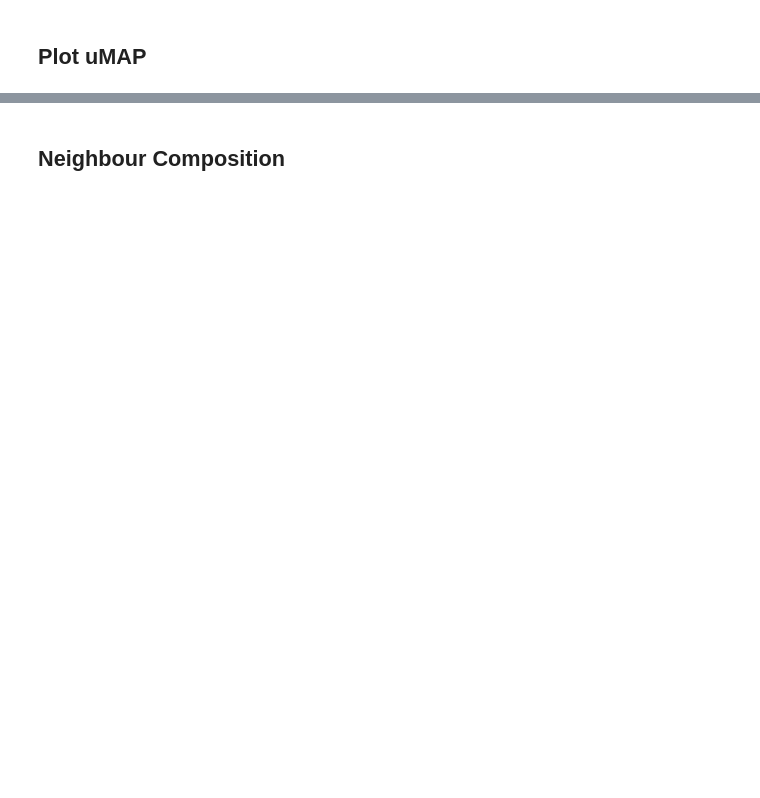
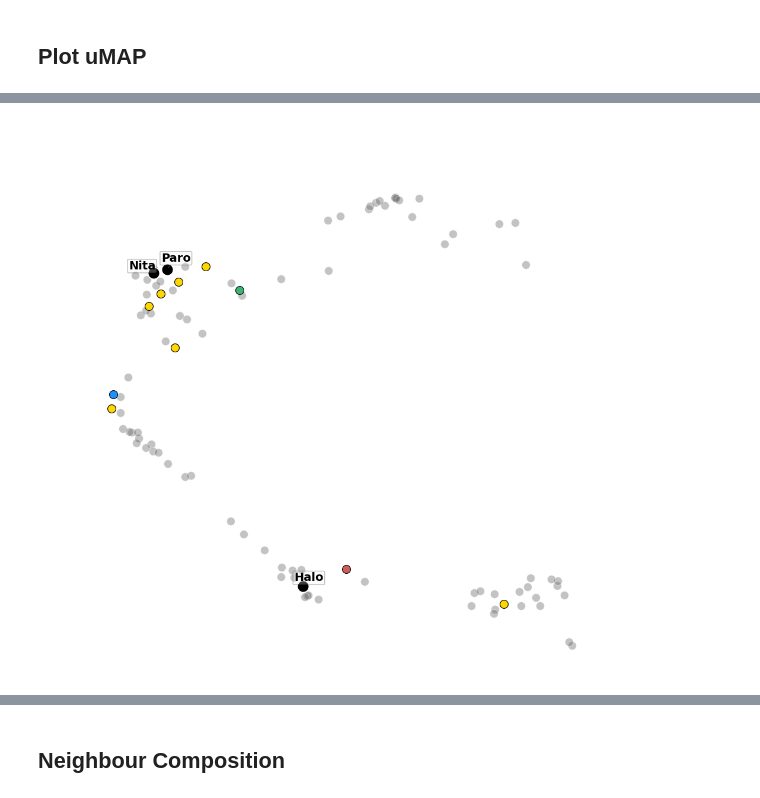
Before and after one commit to romanbaptista/lincs-embedding, a Jupyter notebook: 7B_analyse_name_embeddings.ipynb, the cells around one changed output, grey strips where cells are left out. Drawn from its saved outputs; the diff is of its cells as text; code cells hidden in the pictures; blank space fills up the shorter version.

```diff
--- a/7B_analyse_name_embeddings.ipynb
+++ b/7B_analyse_name_embeddings.ipynb
@@ -256,0 +283,97 @@ plt.axis('off');
+# %%
+# Define treatment list
+list_treat = ['Halo', 'Nita', 'Paro']
+
+# Define subplot limits
+xmin = -5
+xmax = -3
+ymin = 3.6
+ymax = 6.85
+
+# Plot
+plt.figure(figsize = (12,12))
+plt.xlim(xmin, xmax);
+plt.ylim(ymin, ymax);
+sns.scatterplot(df_umap, x = 'x', y = 'y', color = 'dimgrey', s = 100, alpha = 0.4)
+sns.scatterplot(df_umap[df_umap['perturbagen_name'].isin(list_treat)], x = 'x', y = 'y', color = 'black', s = 200)
+sns.scatterplot(df_umap[df_umap['perturbagen_name'].isin(list_statin_names)], x = 'x', y = 'y', color = 'indianred', s = 100, edgecolor = 'black')
+sns.scatterplot(df_umap[df_umap['perturbagen_name'].isin(list_opioid_names)], x = 'x', y = 'y', color = 'mediumseagreen', s = 100, edgecolor = 'black')
+sns.scatterplot(df_umap[df_umap['perturbagen_name'].isin(list_profen_names)], x = 'x', y = 'y', color = 'dodgerblue', s = 100, edgecolor = 'black')
+sns.scatterplot(df_umap[df_umap['perturbagen_name'].isin(list_hdac_names)], x = 'x', y = 'y', color = 'gold', s = 100, edgecolor = 'black')
+
+list_text = []
+seen_points = set()   # prevent exact duplicates only
+
+# Subset data
+df_slice = df_umap[(df_umap['x'] >= xmin) &
+                   (df_umap['x'] <= xmax) &
+                   (df_umap['y'] >= ymin) &
+                   (df_umap['y'] <= ymax)]
+
+for idx, row in df_slice.iterrows():
+    drug = row['perturbagen_name']
+    x, y = row['x'], row['y']
+
+    # # Skip if not in list treat
+    if (
+        drug not in list_treat
+    ):
+        continue
+
+    # Skip points that are not in any category
+    if (
+        drug not in list_treat and
+        drug not in list_statin_names and
+        drug not in list_opioid_names and
+        drug not in list_profen_names and
+        drug not in list_hdac_names
+    ):
+        continue
+
+    # Prevent duplicate label if exact same coordinate/name repeats
+    key = (drug, x, y)
+    if key in seen_points:
+        continue
+    seen_points.add(key)
+
+    # Color logic
+    if drug in list_treat:
+        label_color = 'black'
+    elif drug in list_statin_names:
+        label_color = 'indianred'
+    elif drug in list_opioid_names:
+        label_color = 'mediumseagreen'
+    elif drug in list_profen_names:
+        label_color = 'dodgerblue'
+    elif drug in list_hdac_names:
+        label_color = 'darkgoldenrod'
+    else:
+        label_color = 'black'
+
+    # Label style
+    label_style = {
+        'fontsize': 14,
+        'alpha': 1,
+        'weight': 'bold',
+        'color': label_color,
+        'ha': 'center',
+        'va': 'bottom',
+        'bbox': {
+            'facecolor': 'whitesmoke',
+            'alpha': 0.25,
+            'edgecolor': 'black',
+            'boxstyle': 'round, pad=0.1'
+        }
+    }
+
+    list_text.append(
+        plt.text(x, y, drug, **label_style)
+    )
+
+# Adjust text positions
+adjust_text(list_text, arrowprops=dict(arrowstyle='-', color='dimgrey', lw=0.5));
+
+# Remove axes
+plt.axis('off');
+# %% [output]
+[figure, added]
```
Also changed, not shown: parts of 18 cells of this notebook, 3 other files.
